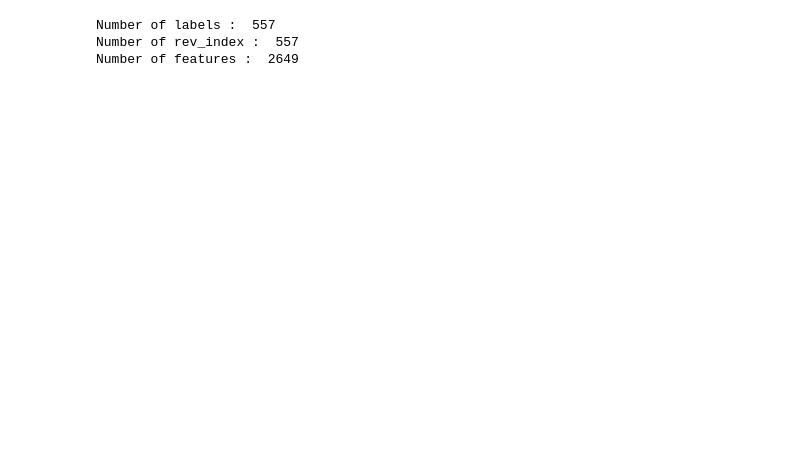
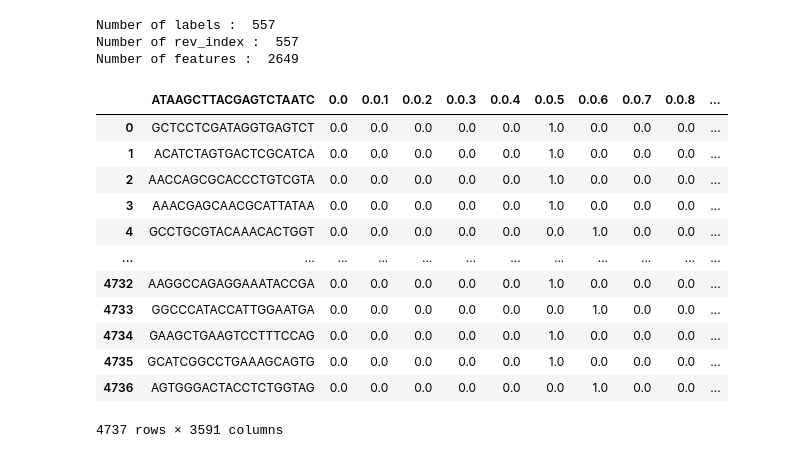
Before and after one commit to brmprnk/lindel423, a Jupyter notebook: data_read.ipynb, the cells around one changed output. Drawn from its saved outputs; the diff is of its cells as text; code cells hidden in the pictures; blank space fills up the shorter version.

```diff
--- a/data_read.ipynb
+++ b/data_read.ipynb
@@ -38,0 +63,16 @@ Number of features :  2649
+# %%
+forecast_large
+# %% [output]
+|  | ATAAGCTTACGAGTCTAATC | 0.0 | 0.0.1 | 0.0.2 | 0.0.3 | 0.0.4 | 0.0.5 | 0.0.6 | 0.0.7 | 0.0.8 | ... |
+| 0 | GCTCCTCGATAGGTGAGTCT | 0.0 | 0.0 | 0.0 | 0.0 | 0.0 | 1.0 | 0.0 | 0.0 | 0.0 | ... |
+| 1 | ACATCTAGTGACTCGCATCA | 0.0 | 0.0 | 0.0 | 0.0 | 0.0 | 1.0 | 0.0 | 0.0 | 0.0 | ... |
+| 2 | AACCAGCGCACCCTGTCGTA | 0.0 | 0.0 | 0.0 | 0.0 | 0.0 | 1.0 | 0.0 | 0.0 | 0.0 | ... |
+| 3 | AAACGAGCAACGCATTATAA | 0.0 | 0.0 | 0.0 | 0.0 | 0.0 | 1.0 | 0.0 | 0.0 | 0.0 | ... |
+| 4 | GCCTGCGTACAAACACTGGT | 0.0 | 0.0 | 0.0 | 0.0 | 0.0 | 0.0 | 1.0 | 0.0 | 0.0 | ... |
+| ... | ... | ... | ... | ... | ... | ... | ... | ... | ... | ... | ... |
+| 4732 | AAGGCCAGAGGAAATACCGA | 0.0 | 0.0 | 0.0 | 0.0 | 0.0 | 1.0 | 0.0 | 0.0 | 0.0 | ... |
+| 4733 | GGCCCATACCATTGGAATGA | 0.0 | 0.0 | 0.0 | 0.0 | 0.0 | 0.0 | 1.0 | 0.0 | 0.0 | ... |
+| 4734 | GAAGCTGAAGTCCTTTCCAG | 0.0 | 0.0 | 0.0 | 0.0 | 0.0 | 1.0 | 0.0 | 0.0 | 0.0 | ... |
+| 4735 | GCATCGGCCTGAAAGCAGTG | 0.0 | 0.0 | 0.0 | 0.0 | 0.0 | 1.0 | 0.0 | 0.0 | 0.0 | ... |
+| 4736 | AGTGGGACTACCTCTGGTAG | 0.0 | 0.0 | 0.0 | 0.0 | 0.0 | 0.0 | 1.0 | 0.0 | 0.0 | ... |
+4737 rows × 3591 columns
```
Also changed, not shown: parts of 7 cells of this notebook, 2 other files.
